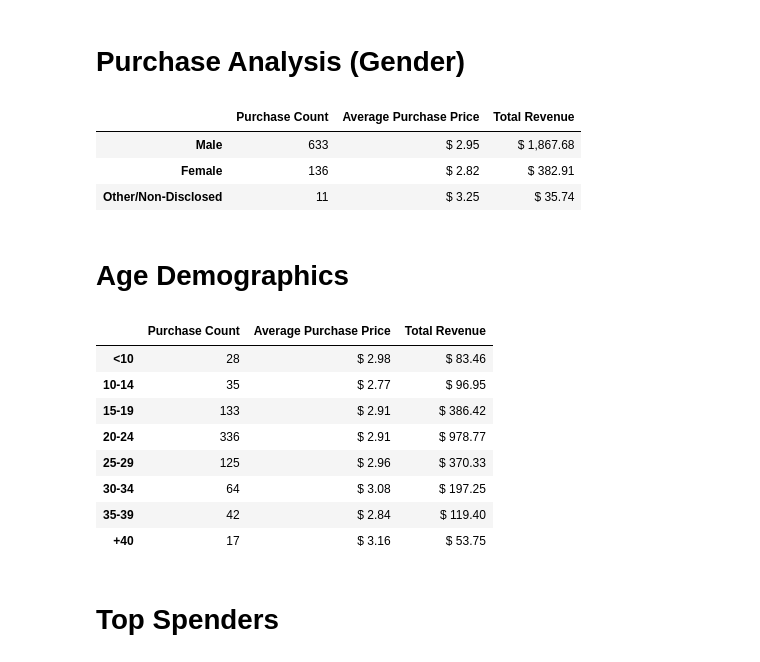
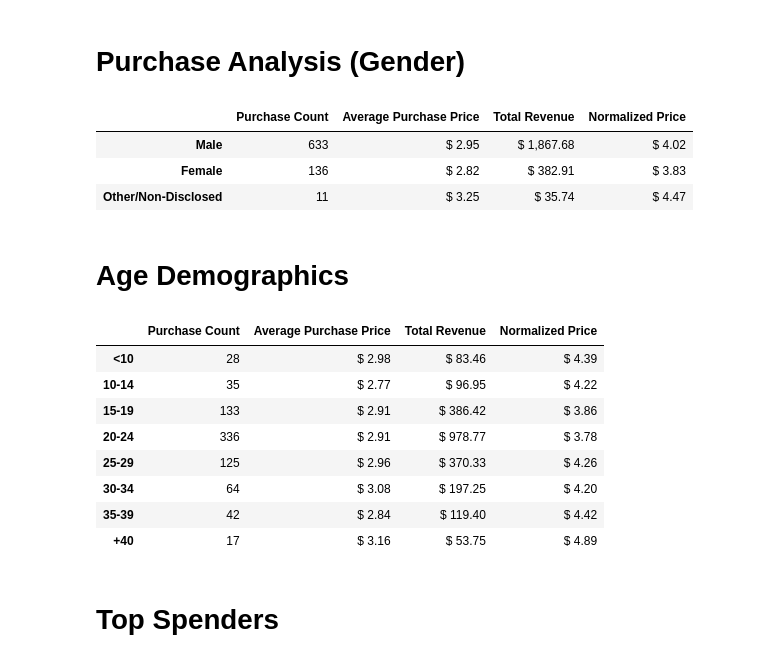
Before and after one commit to mhorton20916/UT-Austin-Bootcamp-Homework, a Jupyter notebook: Feb12/HeroesofPymoli/HolyPymoli.ipynb, the cells around one changed output. Saved outputs shown, nothing was run; the diff lists cells and outputs as text; code cells hidden in the pictures.

```diff
--- a/Feb12/HeroesofPymoli/HolyPymoli.ipynb
+++ b/Feb12/HeroesofPymoli/HolyPymoli.ipynb
@@ -100,21 +100,23 @@ female_total_purchase = female_only_df['Price'].sum()
 other_total_purchase = other_only_df['Price'].sum()
 
 # Normalized Totals
-# I don't know what this means
+male_avg_price_norm = male_total_purchase/male_count
+female_avg_price_norm = female_total_purchase/female_count
+other_avg_price_norm = other_total_purchase/other_count
 
 # Compiling analysis into a single table
-pa_gender_df = pd.DataFrame([[male_purchase_count, male_avg_price, male_total_purchase],
-                             [female_purchase_count, female_avg_price, female_total_purchase],
-                             [other_purchase_count, other_avg_price, other_total_purchase]],
+pa_gender_df = pd.DataFrame([[male_purchase_count, male_avg_price, male_total_purchase, male_avg_price_norm],
+                             [female_purchase_count, female_avg_price, female_total_purchase, female_avg_price_norm],
+                             [other_purchase_count, other_avg_price, other_total_purchase, other_avg_price_norm]],
                              index=['Male','Female','Other/Non-Disclosed'],
-                             columns=['Purchase Count','Average Purchase Price','Total Revenue'])
-pa_gender_df = pa_gender_df.style.format({'Average Purchase Price': '$ {:,.2f}','Total Revenue': '$ {:,.2f}'})
+                             columns=['Purchase Count','Average Purchase Price','Total Revenue','Normalized Price'])
+pa_gender_df = pa_gender_df.style.format({'Average Purchase Price': '$ {:,.2f}','Total Revenue': '$ {:,.2f}','Normalized Price': '$ {:,.2f}'})
 pa_gender_df
 # %% [output]
-|  | Purchase Count | Average Purchase Price | Total Revenue |
-| Male | 633 | $ 2.95 | $ 1,867.68 |
-| Female | 136 | $ 2.82 | $ 382.91 |
-| Other/Non-Disclosed | 11 | $ 3.25 | $ 35.74 |
+|  | Purchase Count | Average Purchase Price | Total Revenue | Normalized Price |
+| Male | 633 | $ 2.95 | $ 1,867.68 | $ 4.02 |
+| Female | 136 | $ 2.82 | $ 382.91 | $ 3.83 |
+| Other/Non-Disclosed | 11 | $ 3.25 | $ 35.74 | $ 4.47 |
 # %% [markdown]
 # Age Demographics
 # %%
@@ -144,51 +146,61 @@ under_ten_avg_price = df_with_bins['Price'][df_with_bins['Bins']=='<10'].mean()
 ten2fourteen_avg_price = df_with_bins['Price'][df_with_bins['Bins']=='10-14'].mean()
 fifteen2nineteen_avg_price = df_with_bins['Price'][df_with_bins['Bins']=='15-19'].mean()
 twenty2twentyfour_avg_price = df_with_bins['Price'][df_with_bins['Bins']=='20-24'].mean()
 twentyfive2twentynine_avg_price = df_with_bins['Price'][df_with_bins['Bins']=='25-29'].mean()
 thirty2thirtyfour_avg_price = df_with_bins['Price'][df_with_bins['Bins']=='30-34'].mean()
 thirtyfive2thirtynine_avg_price = df_with_bins['Price'][df_with_bins['Bins']=='35-39'].mean()
 over_fourty_avg_price = df_with_bins['Price'][df_with_bins['Bins']=='+40'].mean()
 
 # Total Purchase Value
 under_ten_total_price = df_with_bins['Price'][df_with_bins['Bins']=='<10'].sum()
 ten2fourteen_total_price = df_with_bins['Price'][df_with_bins['Bins']=='10-14'].sum()
 fifteen2nineteen_total_price = df_with_bins['Price'][df_with_bins['Bins']=='15-19'].sum()
 twenty2twentyfour_total_price = df_with_bins['Price'][df_with_bins['Bins']=='20-24'].sum()
 twentyfive2twentynine_total_price = df_with_bins['Price'][df_with_bins['Bins']=='25-29'].sum()
 thirty2thirtyfour_total_price = df_with_bins['Price'][df_with_bins['Bins']=='30-34'].sum()
 thirtyfive2thirtynine_total_price = df_with_bins['Price'][df_with_bins['Bins']=='35-39'].sum()
 over_fourty_total_price = df_with_bins['Price'][df_with_bins['Bins']=='+40'].sum()
 
+# Normalized Prices
+players_by_bin = unique_name_group_with_bins['Bins'].max().value_counts()
+player_count_by_age=list()
+for age_range in labels:
+    player_count_by_age.append(players_by_bin[age_range])
+total_revenue = np.array([under_ten_total_price,
+                ten2fourteen_total_price,
+                fifteen2nineteen_total_price,
+                twenty2twentyfour_total_price,
+                twentyfive2twentynine_total_price,
+                thirty2thirtyfour_total_price,
+                thirtyfive2thirtynine_total_price,
+                over_fourty_total_price])
+player_count_by_age = np.array(player_count_by_age)
+normalized_values = total_revenue/player_count_by_age
+
 # Compiling analysis into a single table
 bin_df['Average Purchase Price'] = [under_ten_avg_price,
                                     ten2fourteen_avg_price,
                                     fifteen2nineteen_avg_price,
                                     twenty2twentyfour_avg_price,
                                     twentyfive2twentynine_avg_price,
                                     thirty2thirtyfour_avg_price,
                                     thirtyfive2thirtynine_avg_price,
                                     over_fourty_avg_price]
 
-bin_df['Total Revenue'] = [under_ten_total_price,
-                           ten2fourteen_total_price,
-                           fifteen2nineteen_total_price,
-                           twenty2twentyfour_total_price,
-                           twentyfive2twentynine_total_price,
-                           thirty2thirtyfour_total_price,
-                           thirtyfive2thirtynine_total_price,
-                           over_fourty_total_price]
-bin_df = bin_df.style.format({'Average Purchase Price': '$ {:,.2f}','Total Revenue': '$ {:,.2f}'})
+bin_df['Total Revenue'] = total_revenue
+bin_df['Normalized Price'] = normalized_values
+bin_df = bin_df.style.format({'Average Purchase Price': '$ {:,.2f}','Total Revenue': '$ {:,.2f}','Normalized Price': '$ {:,.2f}'})
 bin_df
 # %% [output]
-|  | Purchase Count | Average Purchase Price | Total Revenue |
-| <10 | 28 | $ 2.98 | $ 83.46 |
-| 10-14 | 35 | $ 2.77 | $ 96.95 |
-| 15-19 | 133 | $ 2.91 | $ 386.42 |
-| 20-24 | 336 | $ 2.91 | $ 978.77 |
-| 25-29 | 125 | $ 2.96 | $ 370.33 |
-| 30-34 | 64 | $ 3.08 | $ 197.25 |
-| 35-39 | 42 | $ 2.84 | $ 119.40 |
-| +40 | 17 | $ 3.16 | $ 53.75 |
+|  | Purchase Count | Average Purchase Price | Total Revenue | Normalized Price |
+| <10 | 28 | $ 2.98 | $ 83.46 | $ 4.39 |
+| 10-14 | 35 | $ 2.77 | $ 96.95 | $ 4.22 |
+| 15-19 | 133 | $ 2.91 | $ 386.42 | $ 3.86 |
+| 20-24 | 336 | $ 2.91 | $ 978.77 | $ 3.78 |
+| 25-29 | 125 | $ 2.96 | $ 370.33 | $ 4.26 |
+| 30-34 | 64 | $ 3.08 | $ 197.25 | $ 4.20 |
+| 35-39 | 42 | $ 2.84 | $ 119.40 | $ 4.42 |
+| +40 | 17 | $ 3.16 | $ 53.75 | $ 4.89 |
 # %% [markdown]
 # Top Spenders
 # %%
```
Also changed, not shown: 1 other file.
